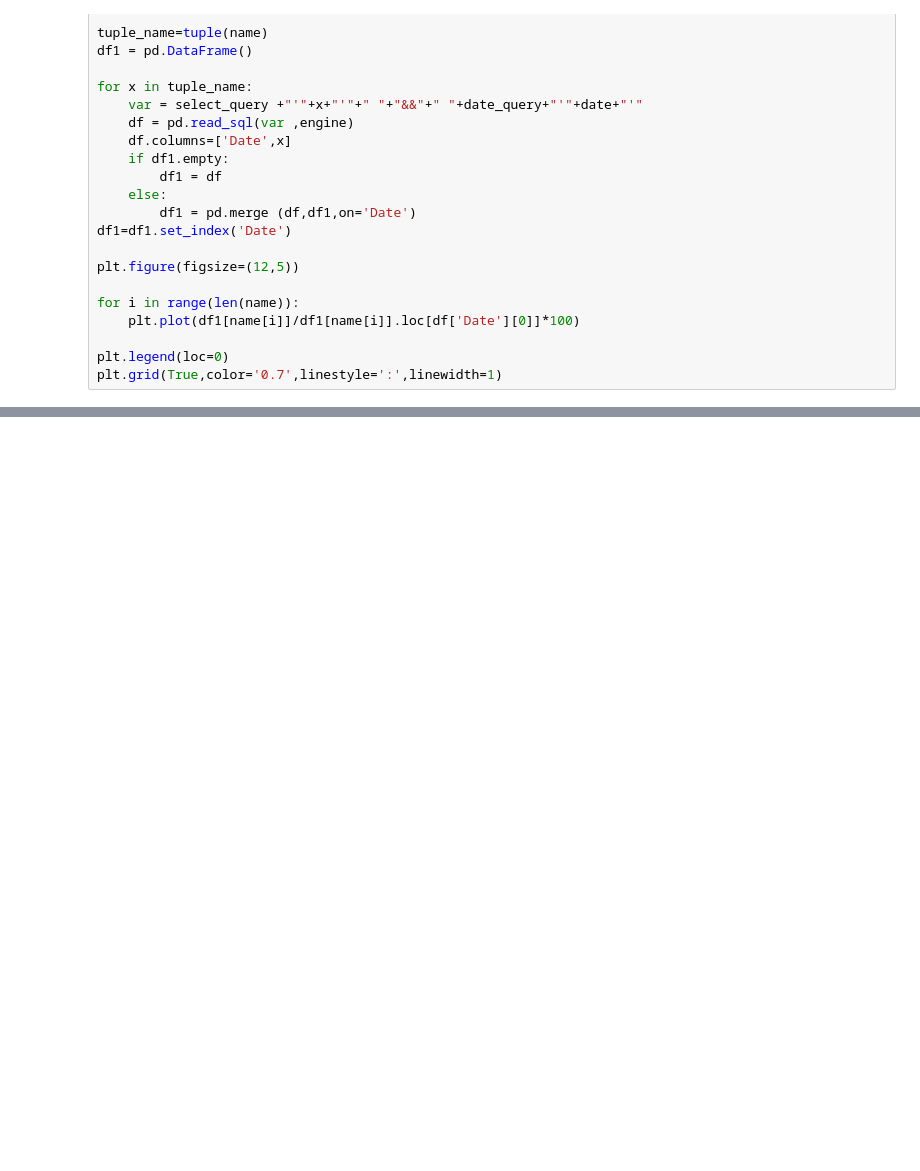
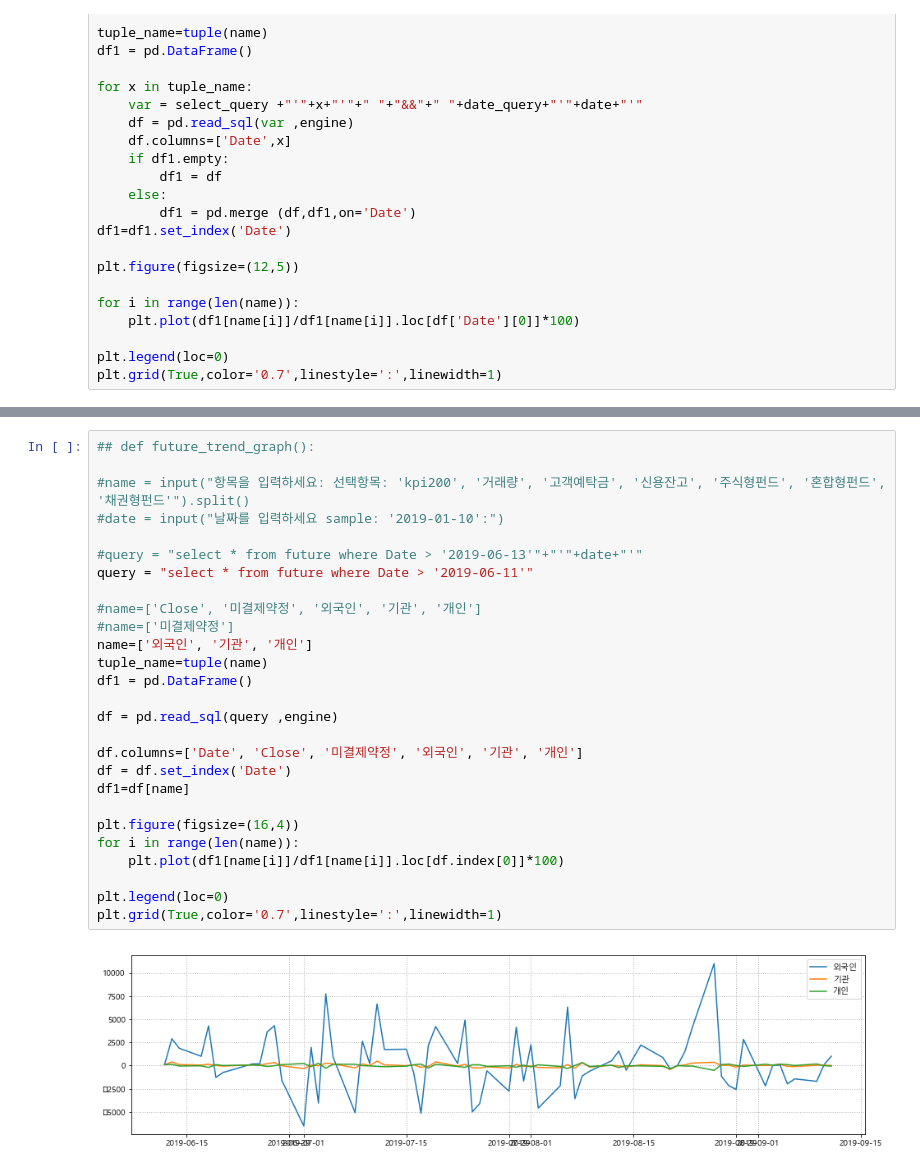
Before and after one commit to linux386/first_module, a Jupyter notebook: Attempt.ipynb, the cells around one changed output, grey strips where cells are left out. Drawn from its saved outputs; the diff is of its cells as text; blank space fills up the shorter version.

```diff
--- a/Attempt.ipynb
+++ b/Attempt.ipynb
@@ -752,0 +729,29 @@ a
+# %%
+## def future_trend_graph():
+
+#name = input("항목을 입력하세요: 선택항목: 'kpi200', '거래량', '고객예탁금', '신용잔고', '주식형펀드', '혼합형펀드', '채권형펀드'").split()
+#date = input("날짜를 입력하세요 sample: '2019-01-10':")
+
+#query = "select * from future where Date > '2019-06-13'"+"'"+date+"'"
+query = "select * from future where Date > '2019-06-11'"
+
+#name=['Close', '미결제약정', '외국인', '기관', '개인']
+#name=['미결제약정']
+name=['외국인', '기관', '개인']
+tuple_name=tuple(name)
+df1 = pd.DataFrame()
+
+df = pd.read_sql(query ,engine)
+
+df.columns=['Date', 'Close', '미결제약정', '외국인', '기관', '개인']
+df = df.set_index('Date')
+df1=df[name]
+
+plt.figure(figsize=(16,4))
+for i in range(len(name)):
+    plt.plot(df1[name[i]]/df1[name[i]].loc[df.index[0]]*100)
+
+plt.legend(loc=0)
+plt.grid(True,color='0.7',linestyle=':',linewidth=1)
+# %% [output]
+[figure, added]
```
Also changed, not shown: parts of 14 cells of this notebook, 5 other files.
